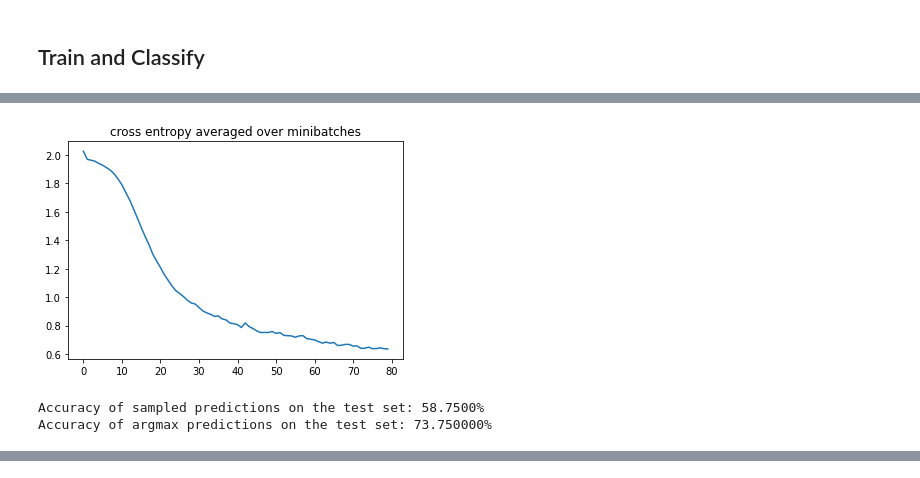
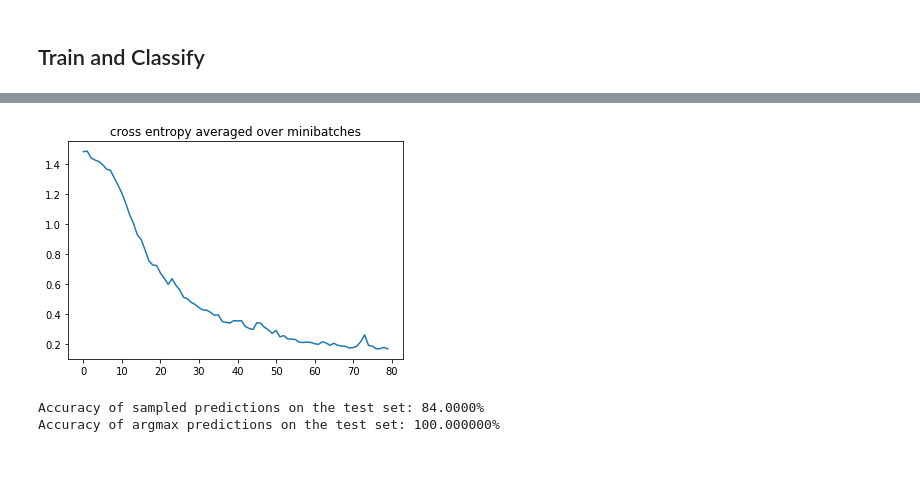
Before and after one commit to kfiry77/BiPartiteGraphDeepLearing, a Jupyter notebook: BipartiteGraphDeepLearningClassification.ipynb, the cells around one changed output, grey strips where cells are left out. Saved outputs shown, nothing was run; the diff lists cells and outputs as text; code cells hidden in the pictures.

```diff
--- a/BipartiteGraphDeepLearningClassification.ipynb
+++ b/BipartiteGraphDeepLearningClassification.ipynb
@@ -227,3 +255,11 @@ class GraphRandomSet(object):
+# %%
+data_gerators = { 'cycle': GenDataCycle(), 'star': GenDataStar(), "Wheel": GenDataWheel(), "Lollipop": GenDataLollipop(), "Complete": GenDataClique() }
+data_gerators_random = { 'random': GenDataRandom(), 'bipartite': GenDataBiPartite() }
+#trainset = MiniGCDataset(320, 10, 20)
+#testset = MiniGCDataset(80, 10, 20)
+
+trainset = BiPartiteRandomSet(300, 10,30, data_gerators)
+testset = BiPartiteRandomSet(50, 10,30, data_gerators)
 # %% [markdown]
 ## The classifier Neural network.
 # %%
@@ -308,22 +345,14 @@ Epoch 79, loss 0.6291
-# %%
-plt.title('cross entropy averaged over minibatches')
-plt.plot(epoch_losses)
-plt.show()
-# %% [output]
-[figure, removed]
-# %%
-model.eval()
-# Convert a list of tuples to two lists
-test_X, test_Y = map(list, zip(*testset))
-test_bg = dgl.batch(test_X)
-test_Y = torch.tensor(test_Y).float().view(-1, 1)
-probs_Y = torch.softmax(model(test_bg), 1)
-sampled_Y = torch.multinomial(probs_Y, 1)
-argmax_Y = torch.max(probs_Y, 1)[1].view(-1, 1)
-print('Accuracy of sampled predictions on the test set: {:.4f}%'.format(
-    (test_Y == sampled_Y.float()).sum().item() / len(test_Y) * 100))
-print('Accuracy of argmax predictions on the test set: {:4f}%'.format(
-    (test_Y == argmax_Y.float()).sum().item() / len(test_Y) * 100))
-# %% [output]
-Accuracy of sampled predictions on the test set: 58.7500%
-Accuracy of argmax predictions on the test set: 73.750000%
+# %%
+data_gerators = { 'cycle': GenDataCycle(), 'star': GenDataStar(), "Wheel": GenDataWheel(), "Lollipop": GenDataLollipop(), "Complete": GenDataClique() }
+
+#trainset = MiniGCDataset(320, 10, 20)
+#testset = MiniGCDataset(80, 10, 20)
+
+trainset = RandomGraphSetGenrator(300, 10,30, data_gerators)
+testset = RandomGraphSetGenrator(50, 10,30, data_gerators)
+
+trainer = ModelTrainer(trainset)
+trainer.trainModel(80)
+trainer.plot_loses()
+trainer.Evaluate(testset)
+# %% [output]
@@ -329,0 +375,3 @@ Accuracy of argmax predictions on the test set: 73.750000%
+[figure, added]
+Accuracy of sampled predictions on the test set: 84.0000%
+Accuracy of argmax predictions on the test set: 100.000000%
```
Also changed, not shown: parts of 22 cells of this notebook.
